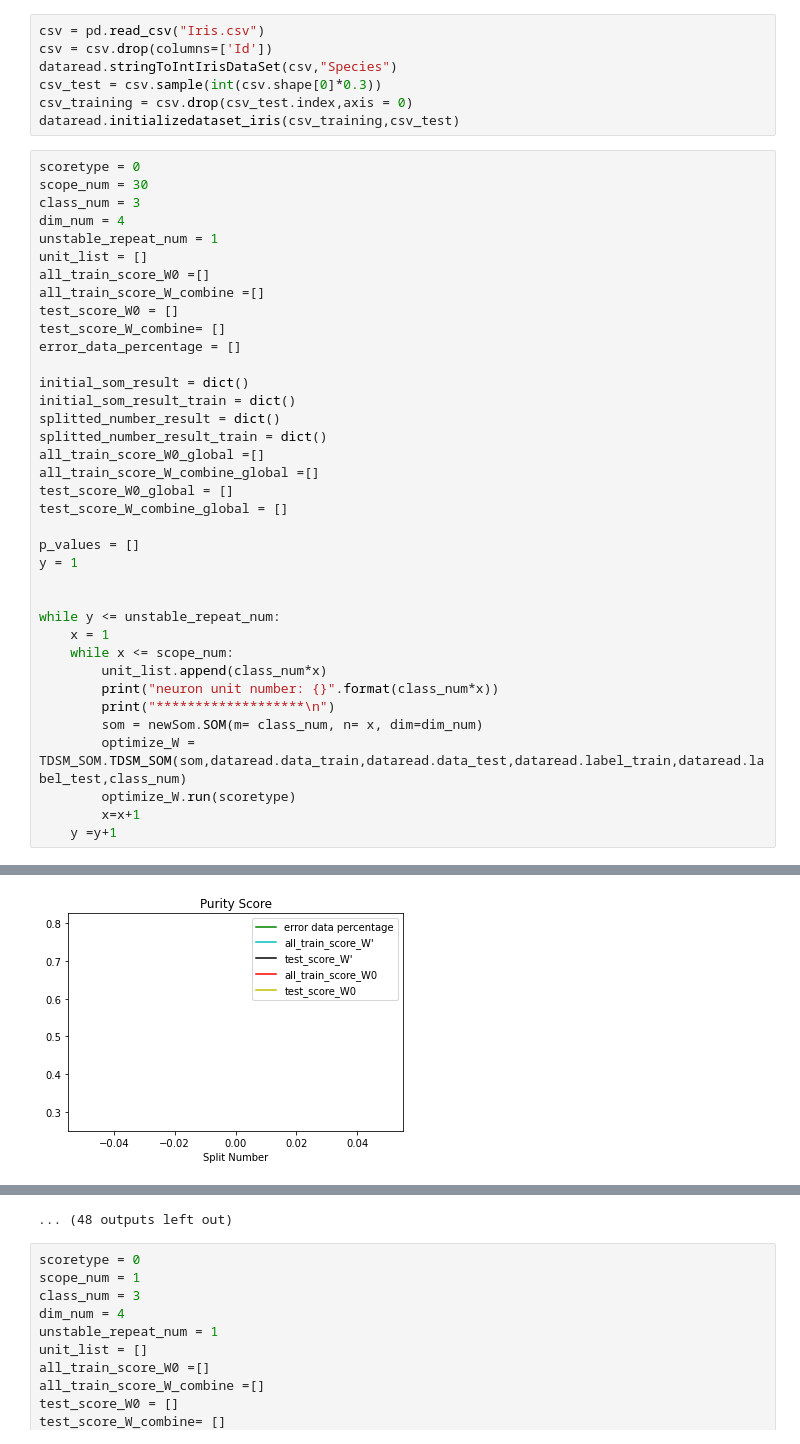
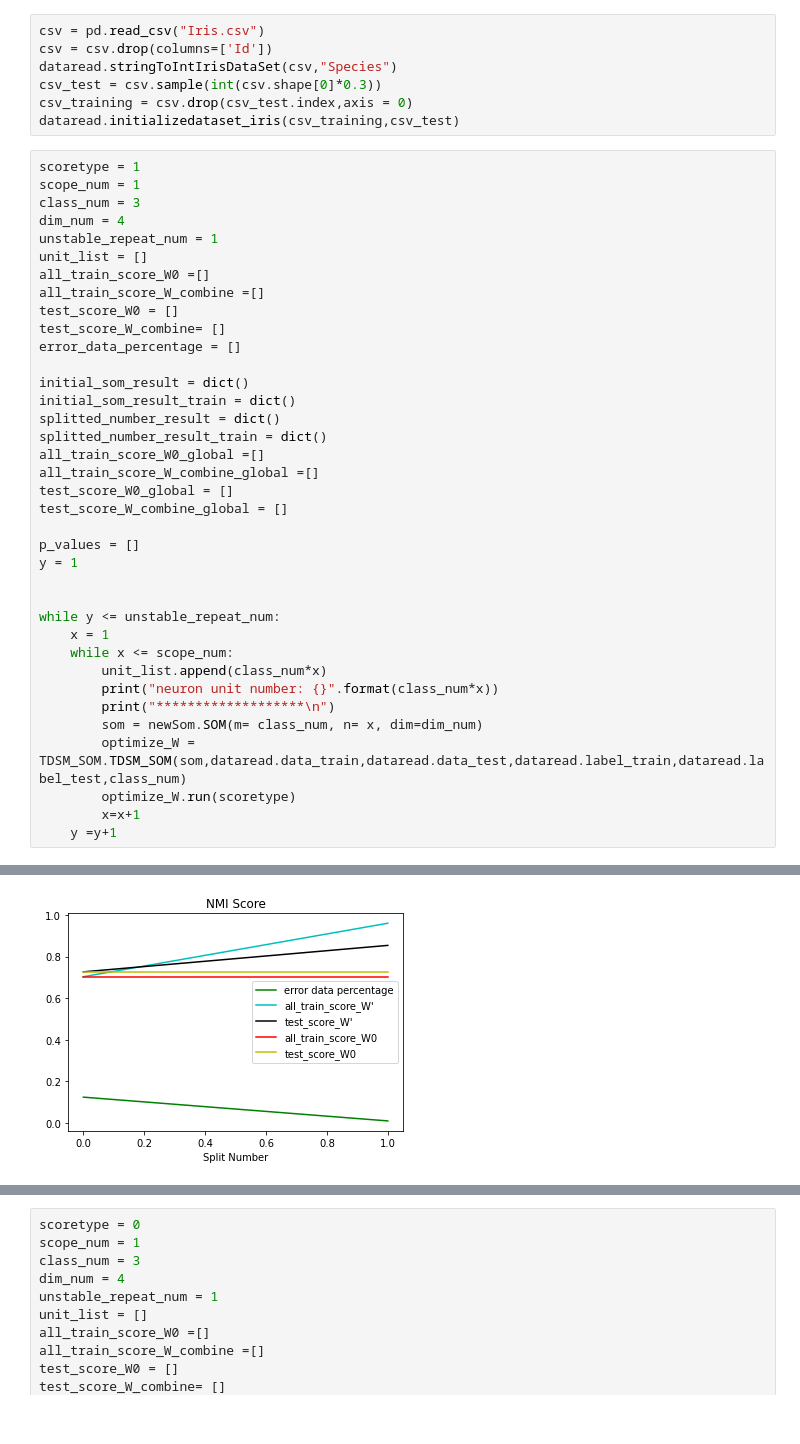
Before and after one commit to foolishfool/JupyterNotebook, a Jupyter notebook: SOM/TDSM_IRIS.ipynb, the cells around one changed output, grey strips where cells are left out. Drawn from its saved outputs; the diff is of its cells as text.

```diff
--- a/SOM/TDSM_IRIS.ipynb
+++ b/SOM/TDSM_IRIS.ipynb
@@ -21,8 +21,8 @@ csv_test = csv.sample(int(csv.shape[0]*0.3))
 csv_training = csv.drop(csv_test.index,axis = 0)
 dataread.initializedataset_iris(csv_training,csv_test)
 # %%
-scoretype = 0
-scope_num = 30
+scoretype = 1
+scope_num = 1
 class_num = 3
 dim_num = 4
 unstable_repeat_num = 1
@@ -78 +78 @@ test_score_W': split_num : 0 0.8
-[figure, old version]
+[figure, new version]
@@ -169,4 +79,3 @@ test_score_W': split_num : 0 0.8888888888888888
-... (48 outputs left out)
 # %%
 scoretype = 0
 scope_num = 1
```
Also changed, not shown: parts of 1 cell of this notebook, 9 other files.
